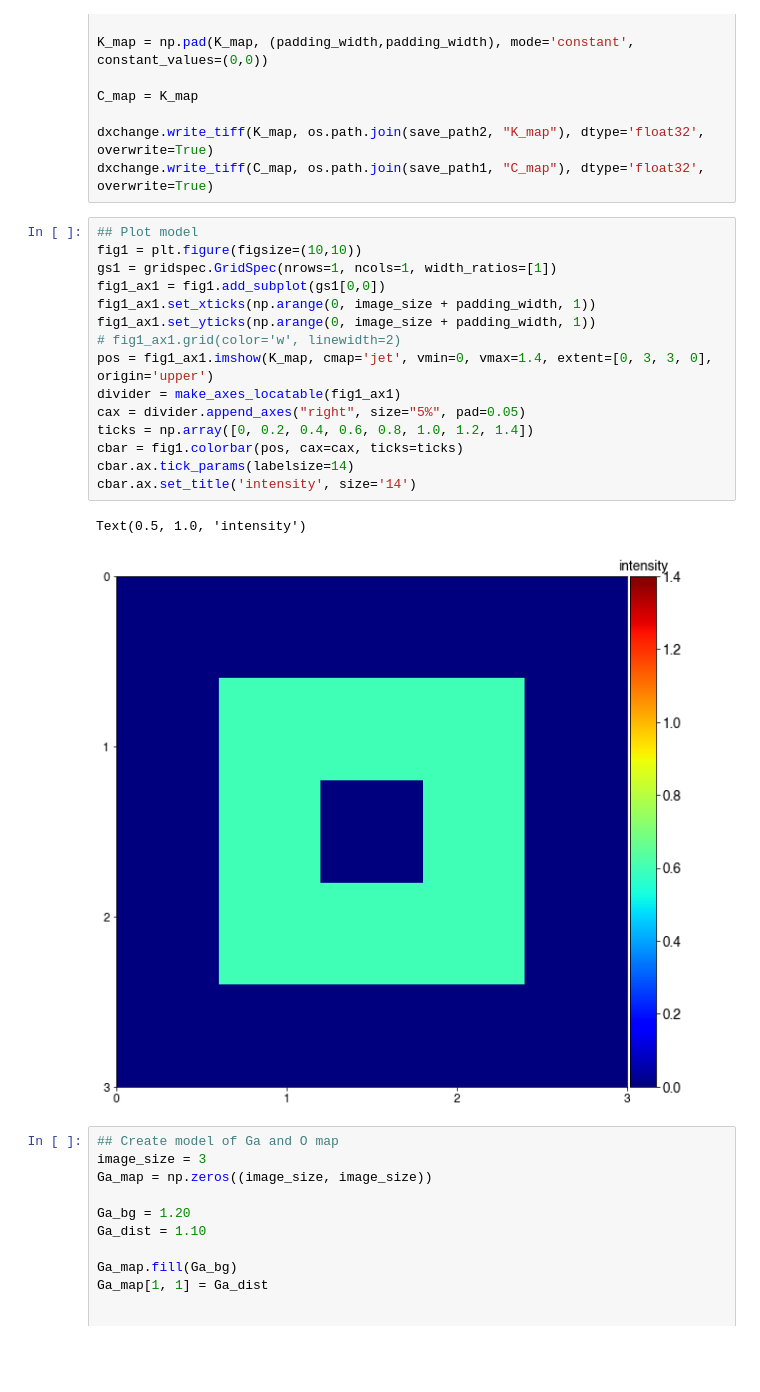
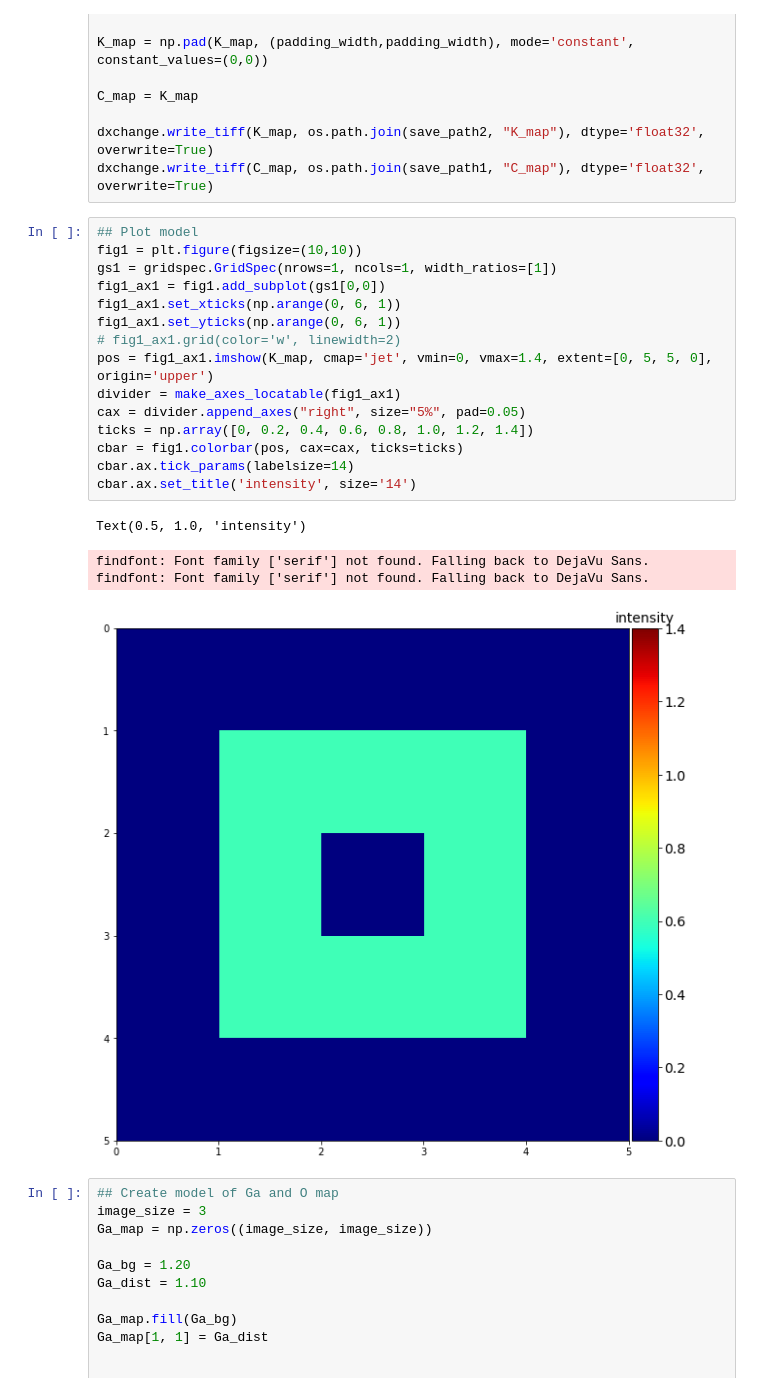
Before and after one commit to hpphappy/FL_tomography, a Jupyter notebook: 2D_FL_microscopy_pytorch/2D_FL_microscopy_dsp.ipynb, the cells around one changed output. Cells and saved outputs as stored; diff of their text form; blank space fills up the shorter version.

```diff
--- a/2D_FL_microscopy_pytorch/2D_FL_microscopy_dsp.ipynb
+++ b/2D_FL_microscopy_pytorch/2D_FL_microscopy_dsp.ipynb
@@ -59,21 +59,23 @@ dxchange.write_tiff(C_map, os.path.join(save_path1, "C_map"), dtype='float32', o
 # %%
 ## Plot model
 fig1 = plt.figure(figsize=(10,10))
 gs1 = gridspec.GridSpec(nrows=1, ncols=1, width_ratios=[1])
 fig1_ax1 = fig1.add_subplot(gs1[0,0])
-fig1_ax1.set_xticks(np.arange(0, image_size + padding_width, 1))
-fig1_ax1.set_yticks(np.arange(0, image_size + padding_width, 1))
+fig1_ax1.set_xticks(np.arange(0, 6, 1))
+fig1_ax1.set_yticks(np.arange(0, 6, 1))
 # fig1_ax1.grid(color='w', linewidth=2)
-pos = fig1_ax1.imshow(K_map, cmap='jet', vmin=0, vmax=1.4, extent=[0, 3, 3, 0], origin='upper')
+pos = fig1_ax1.imshow(K_map, cmap='jet', vmin=0, vmax=1.4, extent=[0, 5, 5, 0], origin='upper')
 divider = make_axes_locatable(fig1_ax1)
 cax = divider.append_axes("right", size="5%", pad=0.05)
 ticks = np.array([0, 0.2, 0.4, 0.6, 0.8, 1.0, 1.2, 1.4])
 cbar = fig1.colorbar(pos, cax=cax, ticks=ticks)
 cbar.ax.tick_params(labelsize=14)
 cbar.ax.set_title('intensity', size='14')
 # %% [output]
 Text(0.5, 1.0, 'intensity')
+findfont: Font family ['serif'] not found. Falling back to DejaVu Sans.
+findfont: Font family ['serif'] not found. Falling back to DejaVu Sans.
-[figure, old version]
+[figure, new version]
 # %%
 ## Create model of Ga and O map
 image_size = 3
```
Also changed, not shown: parts of 7 cells of this notebook, 20 other files.
